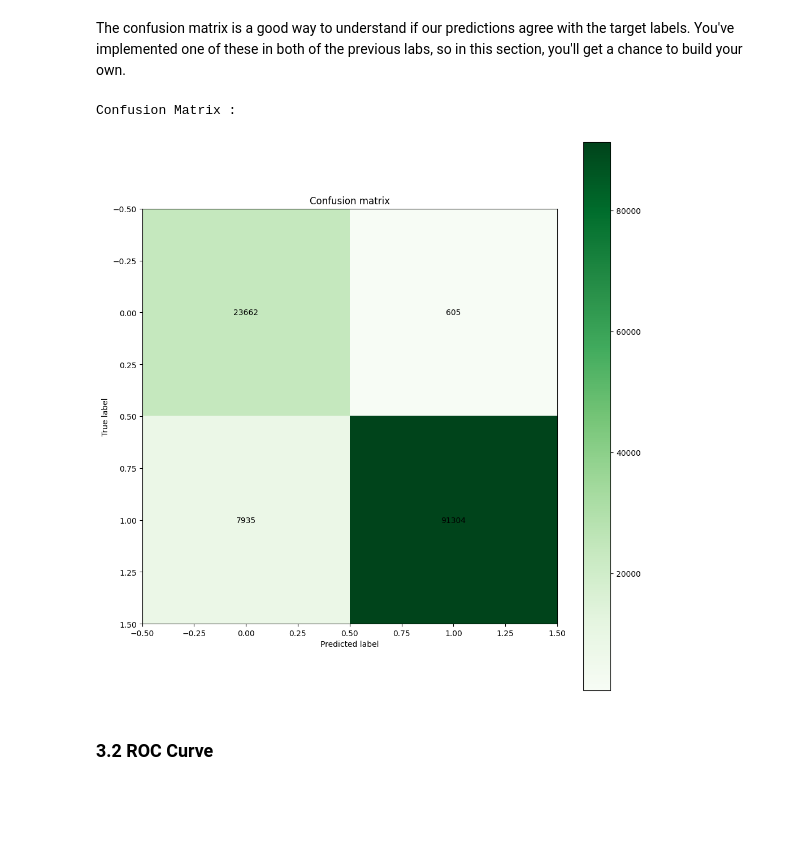
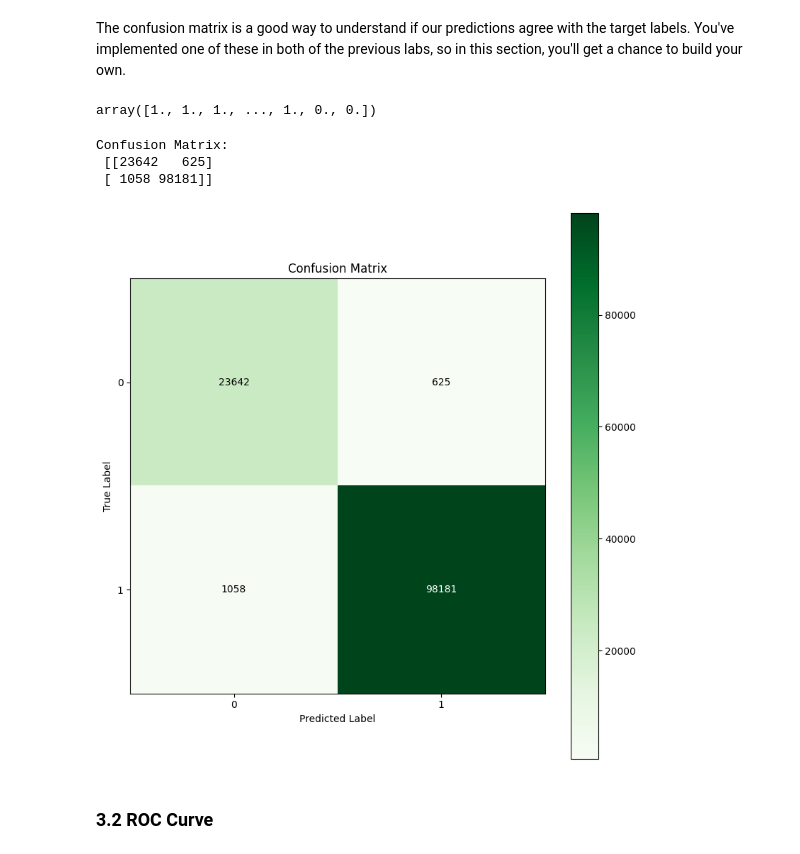
Before and after one commit to TAMIDSpiyalong/Advanced-Concepts-in-Machine-Learning-for-Energy, a Jupyter notebook: Lecture_3d.ipynb, the cells around one changed output. Drawn from its saved outputs; the diff is of its cells as text; code cells hidden in the pictures; blank space fills up the shorter version.

```diff
--- a/Lecture_3d.ipynb
+++ b/Lecture_3d.ipynb
@@ -409,7 +404,7 @@ def get_gan_network(discriminator, generator, optimizer,input_dim=115):
     gan_output = discriminator(x)
 
     gan = Model(inputs=gan_input, outputs=gan_output)
-    gan.compile(loss='binary_crossentropy', optimizer=optimizer)
+    # gan.compile(loss='binary_crossentropy', optimizer=optimizer)
 
     return gan
 # %% [markdown]
@@ -453,11 +448,17 @@ pbar = tqdm(total=epochs * batch_count)
 gan_loss = []
 discriminator_loss = []
 
+from tensorflow.keras.optimizers import Adam, SGD
+disc_opt = Adam(learning_rate=2e-4, beta_1=0.5, beta_2=0.999)
+comb_opt = Adam(learning_rate=2e-4, beta_1=0.5, beta_2=0.999)
+
+
 #Inititalizing the network
-generator = get_generator(adam)
-discriminator = get_discriminator(adam)
+generator = get_generator()
+discriminator = get_discriminator()
+discriminator.compile(optimizer=disc_opt, loss='binary_crossentropy', metrics=['accuracy'])
 gan = get_gan_network(discriminator, generator, adam,input_dim=118)
-
+gan.compile(optimizer=comb_opt, loss='binary_crossentropy')
 
 for epoch in range(epochs):
     for index in range(batch_count):
@@ -489,5 +490,5 @@ for epoch in range(epochs):
         discriminator_loss.append(d_loss)
         gan_loss.append(g_loss)
 
-    print("Epoch %d Batch %d/%d [D loss: %f] [G loss:%f]" % (epoch,index,batch_count, d_loss, g_loss))
+    print("Epoch %d Batch %d/%d [D loss: %f] [G loss:%f]" % (epoch,index,batch_count, d_loss[0], g_loss))
 # %% [output]
@@ -573,7 +580,7 @@ Mean score for anomalous packets : 0.4674733437402626
 But how exaclty do we identify our Anomalies?
 # %%
 #Obtaining the lowest % score
-per = np.percentile(results,70)
+per = np.percentile(results,80)
 y_pred = results.copy()
 y_pred = np.array(y_pred)
 
@@ -582,3 +589,4 @@ inds = (y_pred > per)
 inds_comp = (y_pred <= per)
 y_pred[inds] = 0
 y_pred[inds_comp] = 1
+per
@@ -601,34 +611,55 @@ F1 : 0.9553225772699688
 ### 3.1 Confusion Matrix
 # %% [markdown]
 The confusion matrix is a good way to understand if our predictions agree with the target labels. You've implemented one of these in both of the previous labs, so in this section, you'll get a chance to build your own.
+# %%
+y_pred
+# %% [output]
+array([1., 1., 1., ..., 1., 0., 0.])
 # %%
+from sklearn.metrics import confusion_matrix
+import matplotlib.pyplot as plt
+import numpy as np
+
+# Compute confusion matrix
 cm = confusion_matrix(y_test, y_pred)
+print("Confusion Matrix:\n", cm)
 
-print ('Confusion Matrix :')
+def plot_confusion_matrix(cm, title='Confusion Matrix', cmap=plt.cm.Greens, normalize=False):
+    plt.figure(figsize=(8, 8))
 
-def plot_confusion_matrix(cm, title='Confusion matrix', cmap=plt.cm.Greens):
-    plt.figure(figsize=(10,10),)
+    if normalize:
+        cm = cm.astype('float') / cm.sum(axis=1)[:, np.newaxis]
 
     plt.imshow(cm, interpolation='nearest', cmap=cmap)
     plt.title(title)
     plt.colorbar()
+
+    tick_marks = np.arange(cm.shape[0])
+    plt.xticks(tick_marks, range(cm.shape[0]))
+    plt.yticks(tick_marks, range(cm.shape[0]))
+
+    # Annotate cells
+    thresh = cm.max() / 2.
+    for i in range(cm.shape[0]):
+        for j in range(cm.shape[1]):
+            plt.text(
+                j, i, format(cm[i, j], '.2f' if normalize else 'd'),
+                ha="center", va="center",
+                color="white" if cm[i, j] > thresh else "black"
+            )
+
+    plt.ylabel('True Label')
+    plt.xlabel('Predicted Label')
     plt.tight_layout()
+    plt.show()
 
-    width, height = cm.shape
-
-    for x in range(width):
-        for y in range(height):
-            plt.annotate(str(cm[x][y]), xy=(y, x),
-                        horizontalalignment='center',
-                        verticalalignment='center')
-    plt.ylabel('True label')
-    plt.xlabel('Predicted label')
-
-
+# Plot it
 plot_confusion_matrix(cm)
 # %% [output]
-Confusion Matrix :
+Confusion Matrix:
+ [[23642   625]
+ [ 1058 98181]]
-[figure, old version]
+[figure, new version]
 # %% [markdown]
 ### 3.2 ROC Curve
 # %% [markdown]
```
Also changed, not shown: parts of 22 cells of this notebook.
